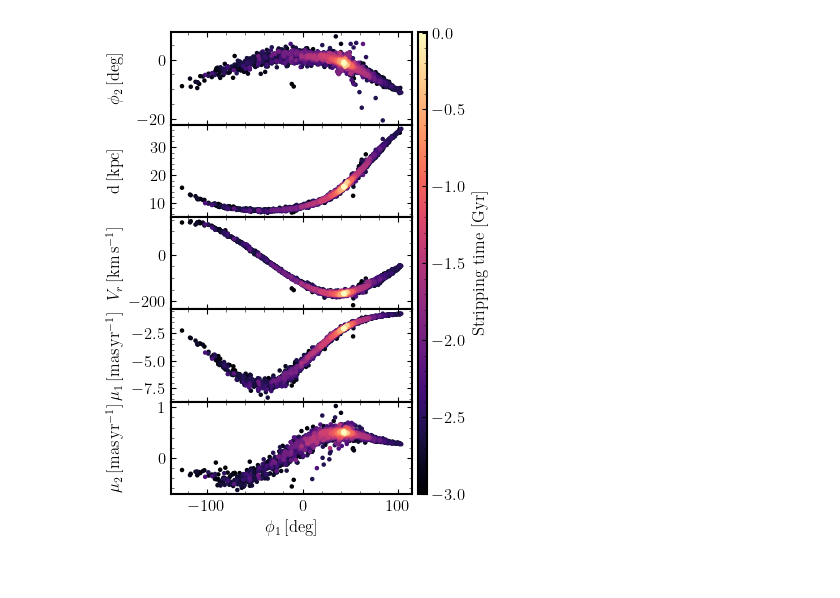
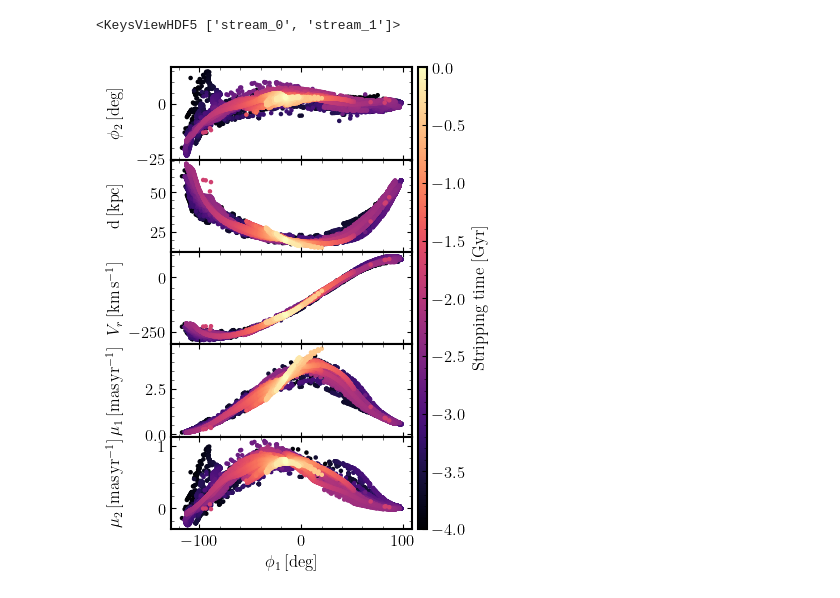
Before and after one commit to dc-broo3/oceanus, a Jupyter notebook: analysis/streamgenerator.ipynb, the cells around one changed output. Drawn from its saved outputs; the diff is of its cells as text; code cells hidden in the pictures.

Commit message:
Changes to plotting script

```diff
--- a/analysis/streamgenerator.ipynb
+++ b/analysis/streamgenerator.ipynb
@@ -18,53 +18,70 @@ from gala.coordinates import OrphanKoposov19, GD1Koposov10
 galcen_v_sun = (11.1, 245, 7.3)*u.km/u.s
 galcen_distance = 8.249*u.kpc
 # %%
-with h5py.File('stream-runs/stream_2.hdf5','r') as file:
-    pos = np.array(file['positions'])
-    vel = np.array(file['velocities'])
-    start_times = np.array(file['times'])
+with h5py.File('stream-runs/Full-MWhalo-MWdisc-LMC.hdf5','r') as file:
+
+    print(file.keys())
+
+    pos_oc = np.array(file['stream_0']['positions'])
+    vel_oc = np.array(file['stream_0']['velocities'])
+    start_times_oc = np.array(file['stream_0']['times'])
+
+    pos_gd = np.array(file['stream_1']['positions'])
+    vel_gd = np.array(file['stream_1']['velocities'])
+    start_times_gd = np.array(file['stream_1']['times'])
+# %% [output]
+<KeysViewHDF5 ['stream_0', 'stream_1']>
 # %%
-leapfrog_final_xs, leapfrog_final_vs = pos[-1], vel[-1]
+leapfrog_final_xs_oc, leapfrog_final_vs_oc = pos_oc[-1], vel_oc[-1]
+
+leapfrog_final_xs_gd, leapfrog_final_vs_gd = pos_gd[-1], vel_gd[-1]
 # %%
-gc = SkyCoord(x=leapfrog_final_xs[:,0]*u.kpc, y=leapfrog_final_xs[:,1]*u.kpc, z=leapfrog_final_xs[:,2]*u.kpc,
-                          v_x=leapfrog_final_vs[:,0]*u.km/u.s, v_y=leapfrog_final_vs[:,1]*u.km/u.s, v_z=leapfrog_final_vs[:,2]*u.km/u.s,
+gc_oc = SkyCoord(x=leapfrog_final_xs_oc[:,0]*u.kpc, y=leapfrog_final_xs_oc[:,1]*u.kpc, z=leapfrog_final_xs_oc[:,2]*u.kpc,
+                          v_x=leapfrog_final_vs_oc[:,0]*u.km/u.s, v_y=leapfrog_final_vs_oc[:,1]*u.km/u.s, v_z=leapfrog_final_vs_oc[:,2]*u.km/u.s,
                           frame='galactocentric',  galcen_v_sun=galcen_v_sun, galcen_distance=galcen_distance)
 
-gc_trans = gc.transform_to(GD1Koposov10)
-gc_trans_rc = gala.coordinates.reflex_correct(gc_trans)
+gc_trans_oc = gc_oc.transform_to(OrphanKoposov19)
+gc_trans_rc_oc = gala.coordinates.reflex_correct(gc_trans_oc)
+
+
+gc_gd = SkyCoord(x=leapfrog_final_xs_gd[:,0]*u.kpc, y=leapfrog_final_xs_gd[:,1]*u.kpc, z=leapfrog_final_xs_gd[:,2]*u.kpc,
+                          v_x=leapfrog_final_vs_gd[:,0]*u.km/u.s, v_y=leapfrog_final_vs_gd[:,1]*u.km/u.s, v_z=leapfrog_final_vs_gd[:,2]*u.km/u.s,
+                          frame='galactocentric',  galcen_v_sun=galcen_v_sun, galcen_distance=galcen_distance)
+
+gc_trans_gd = gc_gd.transform_to(GD1Koposov10)
+gc_trans_rc_gd = gala.coordinates.reflex_correct(gc_trans_gd)
 # %%
 fig_observables, ax = plt.subplots(5,1, sharex='col', sharey='row', figsize=(3.75,6))
 
 for i in range(5):
     ax[i].tick_params(labelsize=12)
 plt.subplots_adjust(hspace=0, wspace=0.)
 
 # phi1 vs phi2
-plot= ax[0].scatter(gc_trans_rc.phi1, gc_trans_rc.phi2,s=5, c=start_times, rasterized=True)
+plot= ax[0].scatter(gc_trans_rc_oc.phi1, gc_trans_rc_oc.phi2,s=5, c=start_times_oc, rasterized=True)
 ax[0].set_ylabel('$\phi_{2}\,[\mathrm{deg}]$')
 
 # phi1 vs distance
-ax[1].scatter(gc_trans_rc.phi1, gc_trans_rc.distance,s=5, c=start_times,  rasterized=True)
+ax[1].scatter(gc_trans_rc_oc.phi1, gc_trans_rc_oc.distance,s=5, c=start_times_oc,  rasterized=True)
 ax[1].set_ylabel('$\mathrm{d}\,[\mathrm{kpc}]$')
 
 # phi1 vs Vr
-ax[2].scatter(gc_trans_rc.phi1, gc_trans_rc.radial_velocity, s=5,c=start_times, rasterized=True)
+ax[2].scatter(gc_trans_rc_oc.phi1, gc_trans_rc_oc.radial_velocity, s=5,c=start_times_oc, rasterized=True)
 ax[2].set_ylabel('$V_{r}\,[\mathrm{km}\,\mathrm{s}^{-1}]$')
 
 # phi1 vs pm1
-ax[3].scatter(gc_trans_rc.phi1, gc_trans_rc.pm_phi1_cosphi2,s=5, c=start_times, rasterized=True)
+ax[3].scatter(gc_trans_rc_oc.phi1, gc_trans_rc_oc.pm_phi1_cosphi2,s=5, c=start_times_oc, rasterized=True)
 ax[3].set_ylabel('$\mu_{1}\,[\mathrm{mas}\,\mathrm{yr}^{-1}]$')
 
-ax[4].scatter(gc_trans_rc.phi1, gc_trans_rc.pm_phi2, s=5,c=start_times, rasterized=True)
+ax[4].scatter(gc_trans_rc_oc.phi1, gc_trans_rc_oc.pm_phi2, s=5,c=start_times_oc, rasterized=True)
 ax[4].set_xlabel('$\phi_{1}\,[\mathrm{deg}]$')
 ax[4].set_ylabel('$\mu_{2}\,[\mathrm{mas}\,\mathrm{yr}^{-1}]$')
 
 
 cb = fig_observables.colorbar(plot,  ax=ax, location='right', aspect=50, pad=0.02)
 cb.set_label(r'Stripping time [Gyr]')
 cb.ax.tick_params(labelsize=12)
 
 fig_observables.align_labels()
-
-# plt.savefig('Figures/meeting_081123/fig1-flhaloes')
 # %% [output]
-[figure, old version]
+[figure, new version]
```
Also changed, not shown: parts of 1 cell of this notebook.
